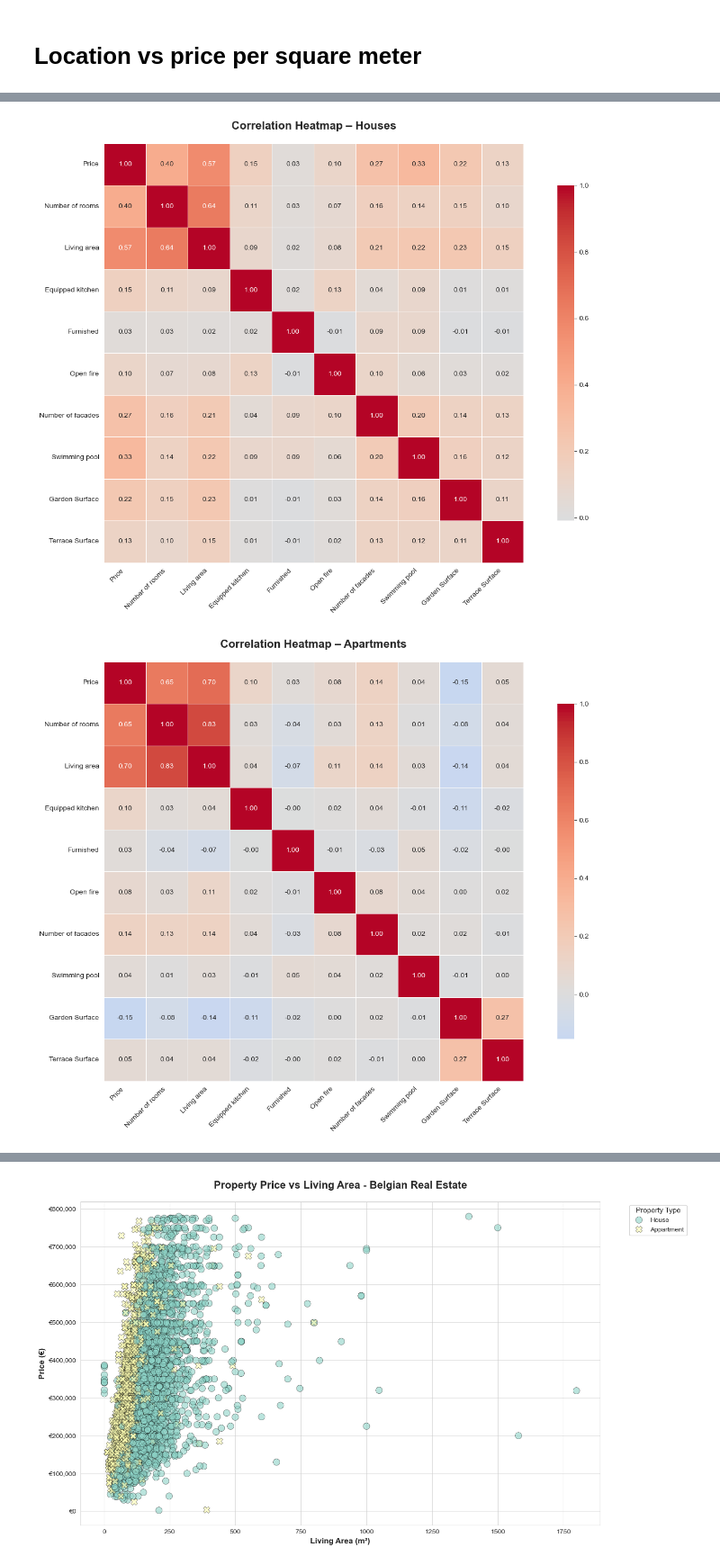
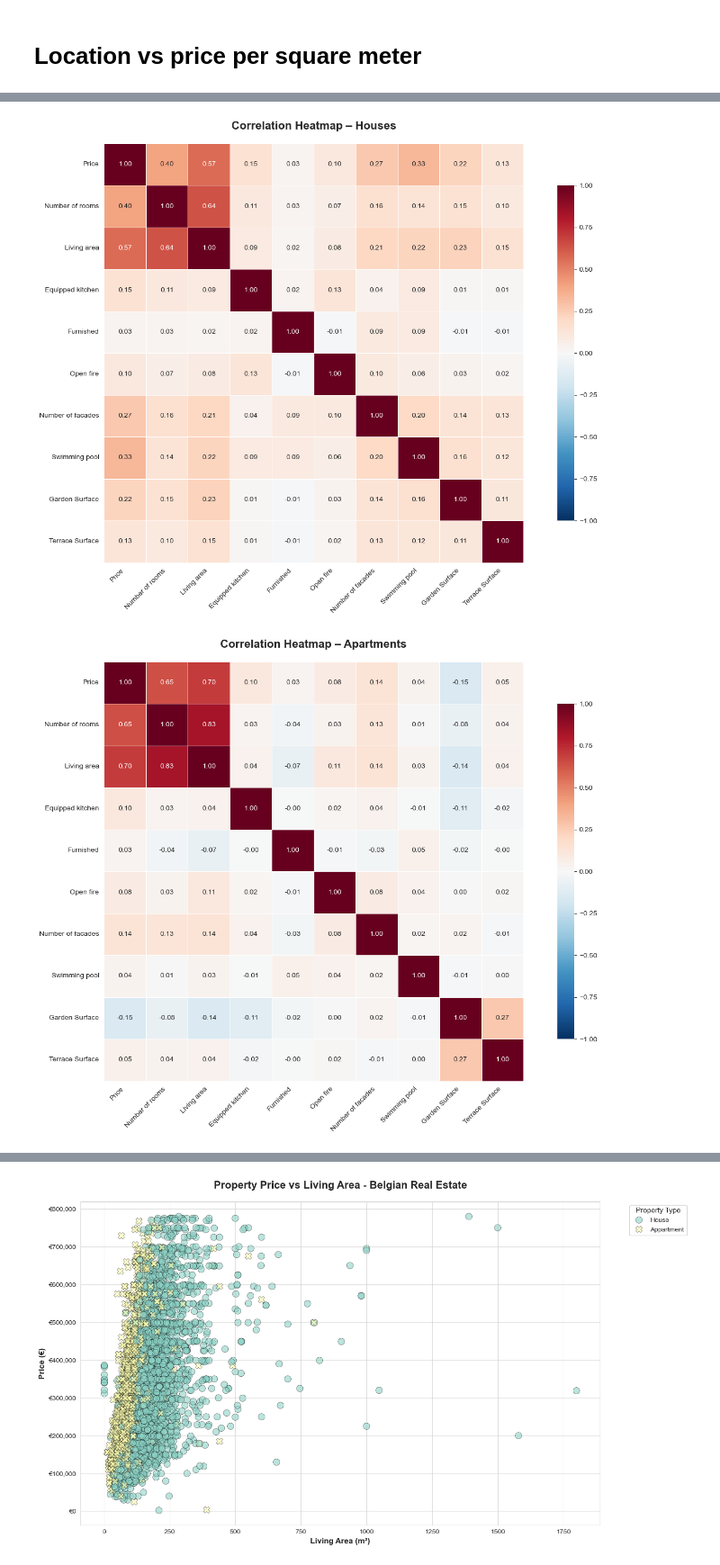
Before and after one commit to michiel-rondelez/immo-eliza-wolves-analysis, a Jupyter notebook: analysis/michiel/michiel_visualisations.ipynb, the cells around one changed output, grey strips where cells are left out. Shown at 90% size. Cells and saved outputs as stored; diff of their text form; code cells hidden in the pictures.

```diff
--- a/analysis/michiel/michiel_visualisations.ipynb
+++ b/analysis/michiel/michiel_visualisations.ipynb
@@ -247,44 +247,47 @@ def create_all_heatmaps():
             corr_matrix,
             annot=True,
             fmt='.2f',
-            cmap='coolwarm',
+            cmap='RdBu_r',
             center=0,
             square=True,
             linewidths=0.5,
-            cbar_kws={"shrink": 0.8}
+            cbar_kws={"shrink": 0.8},
+            vmin=-1,
+            vmax=1
         )
         plt.title(f'Correlation Heatmap – {title}', fontsize=16, fontweight='bold', pad=20)
         plt.xticks(rotation=45, ha='right')
         plt.tight_layout()
 
         filename = f'visualisations/correlation_heatmap_{title.lower()}.png'
         plt.savefig(filename, dpi=300, bbox_inches='tight')
 
         plt.show()
+
     create_heatmap(corr_houses, "Houses")
     create_heatmap(corr_apartments, "Apartments")
 
 create_all_heatmaps()
 # %% [output]
 Property ID             object
 Locality name           object
 Postal code              int64
 Price                    int64
 Type of property        object
 Subtype of property     object
 Number of rooms        float64
 Living area            float64
 Equipped kitchen         int64
 Furnished                int64
 Open fire                int64
 Terrace                  int64
 ... (13 lines left out)
       dtype='object')
 ['Price', 'Number of rooms', 'Living area', 'Equipped kitchen', 'Furnished', 'Open fire', 'Number of facades', 'Swimming pool', 'Garden Surface', 'Terrace Surface']
 
 Entries - Houses: 4412, Appartments: 2438
-[figure, old version]
+[figure, new version]
-[figure, old version]
+[figure, new version]
 # %%
 import pandas as pd
 import seaborn as sns
```
Also changed, not shown: parts of 2 cells of this notebook, 6 other files.
